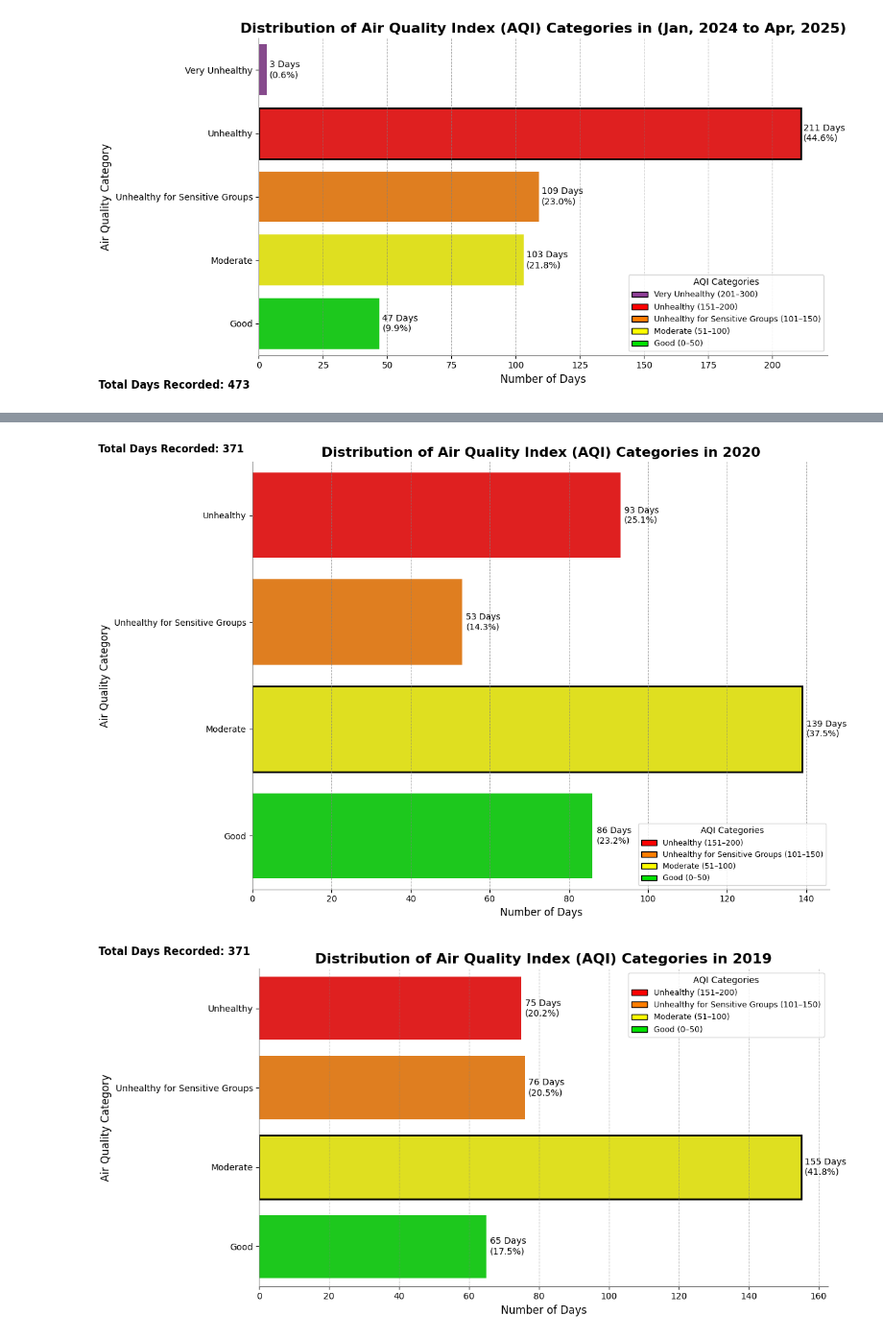
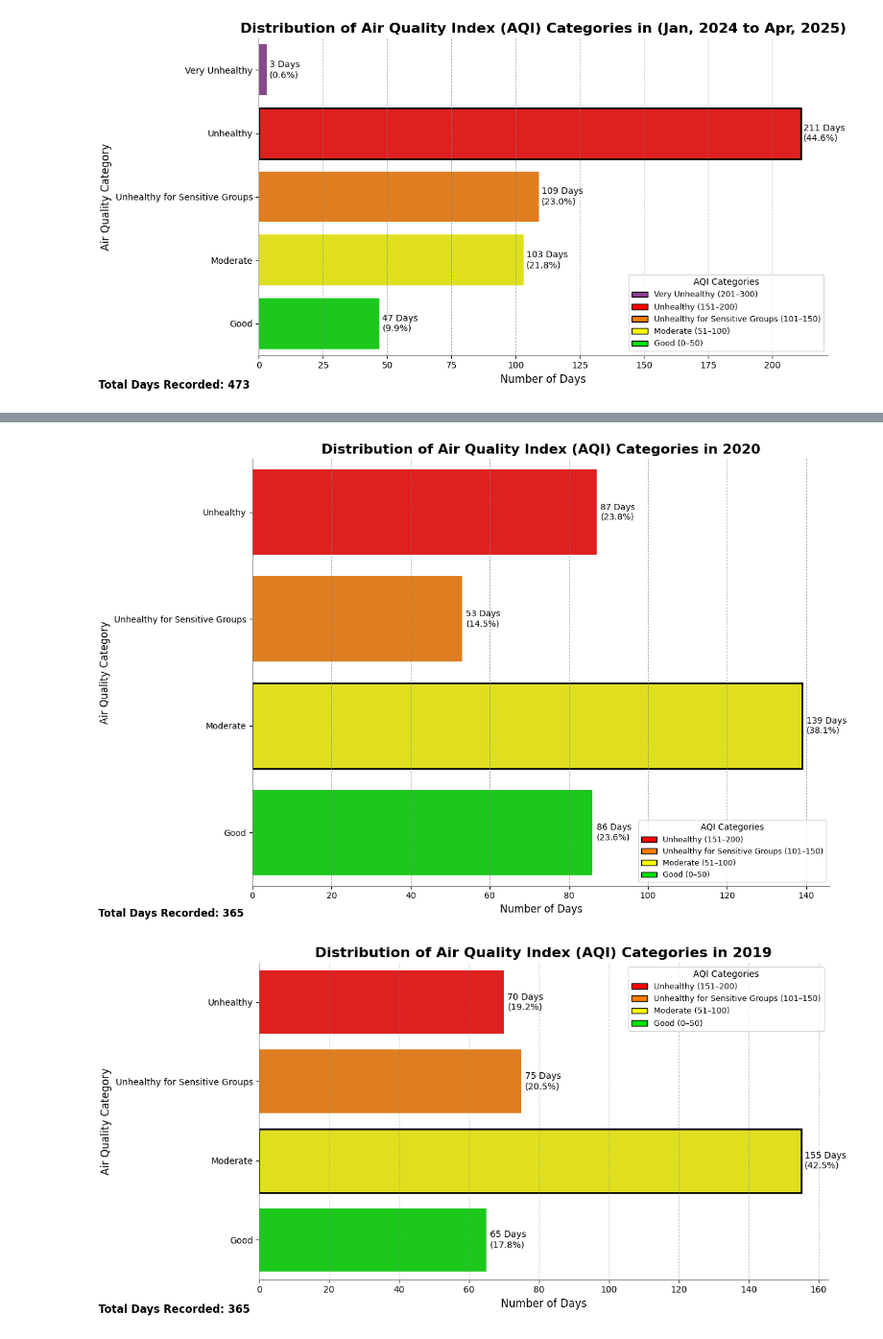
Before and after one commit to KushalRegmi61/Air-Pullution-Analysis-Nepal, a Jupyter notebook: notebooks/computing_aqi_and_aqi_category.ipynb, the cells around one changed output, grey strips where cells are left out. Shown at 96% size. Saved outputs shown, nothing was run; the diff lists cells and outputs as text; code cells hidden in the pictures.

```diff
--- a/notebooks/computing_aqi_and_aqi_category.ipynb
+++ b/notebooks/computing_aqi_and_aqi_category.ipynb
@@ -395,13 +399,16 @@ plot_aqi_category_distribution(year_2021, year=2021, output_path='../results/yea
 # %%
 # plot for year 2020
-plot_aqi_category_distribution(year_2020, year=2020, output_path='../results/yearly_aqi_category_distribution/AQI_Categories_2020_Horizontal.png', loc='lower right', figsize=(12.5, 8))
+plot_aqi_category_distribution(year_2020, year=2020, output_path='../results/bar_plot/AQI_Categories_2020_Horizontal.png', loc='lower right', figsize=(12.5, 8))
 # %% [output]
-[figure, old version]
+[figure, new version]
+# %%
+#
+year_2019 = year_2019[year_2019['Date'].dt.date < pd.to_datetime('2020-01-01').date()]
 # %%
 # plot for year 2019
-plot_aqi_category_distribution(year_2019, year=2019, output_path='../results/yearly_aqi_category_distribution/AQI_Categories_2019_Horizontal.png')
+plot_aqi_category_distribution(year_2019, year=2019, output_path='../results/bar_plot/AQI_Categories_2019_Horizontal.png')
 # %% [output]
-[figure, old version]
+[figure, new version]
 # %%
 # create a loop to save all the dataframes in respective  year_ folder
 # List of dataframes and corresponding folder names
```
Also changed, not shown: parts of 4 cells of this notebook.
